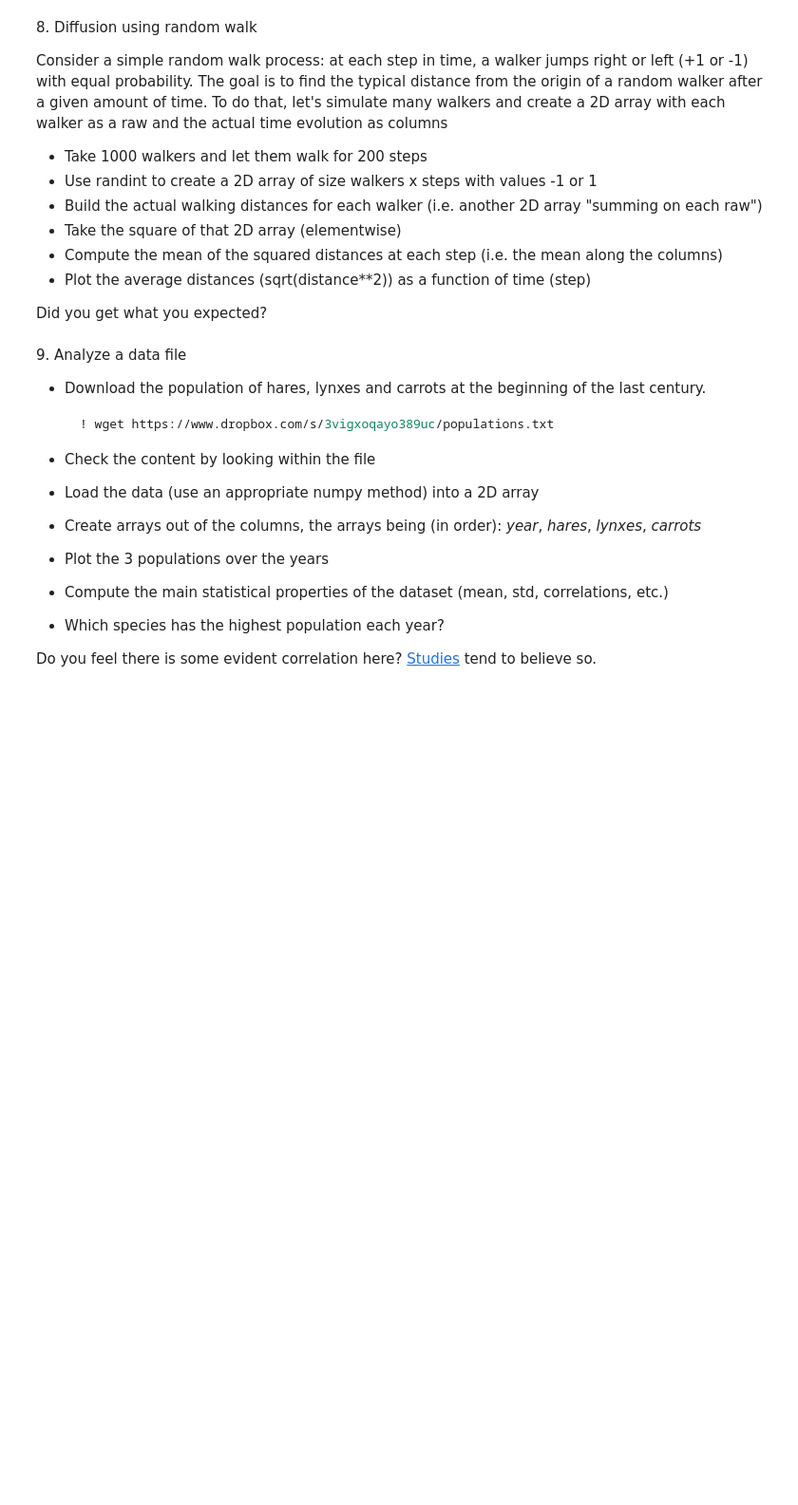
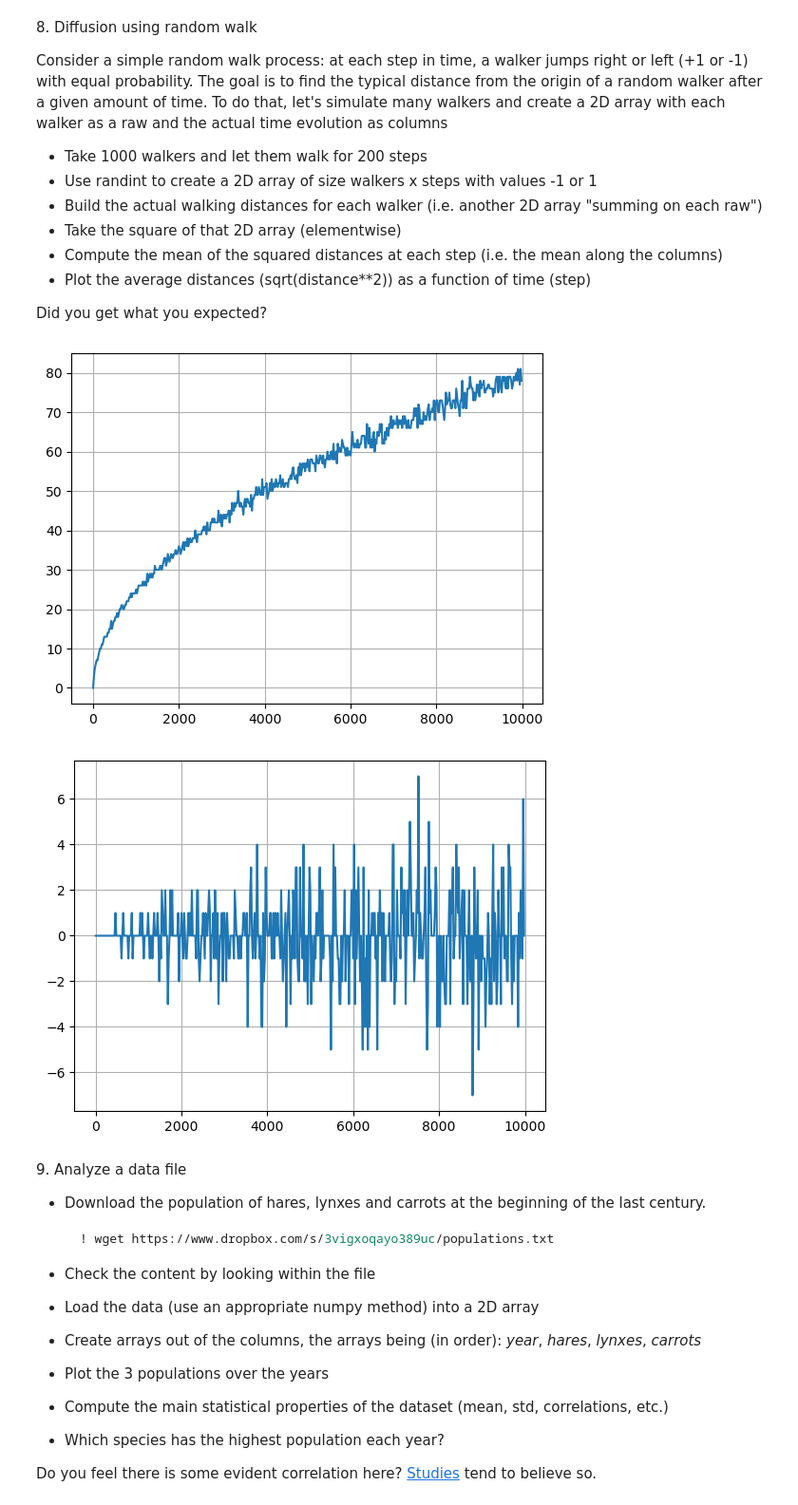
Before and after one commit to FrancescoZane/LaboratoryOfComputationalPhysics_Y5, a Jupyter notebook: 04/04ex_Numpy.ipynb, the cells around one changed output. Shown at 95% size. Cells and saved outputs as stored; diff of their text form; code cells hidden in the pictures; blank space fills up the shorter version.

```diff
--- a/04/04ex_Numpy.ipynb
+++ b/04/04ex_Numpy.ipynb
@@ -229,6 +242,42 @@ To do that, let's simulate many walkers and create a 2D array with each walker a
   * Plot the average distances (sqrt(distance\*\*2)) as a function of time (step)
 
 Did you get what you expected?
+# %%
+import numpy as np
+import math
+from matplotlib import pyplot as plt
+
+dimension = 500
+distance = np.zeros((dimension,1))
+for x in range(dimension):
+    steps = np.random.randint(2, size=(1000,20*x))
+    steps[steps==0] = -1
+    tot_dist = np.sum(steps, axis=1)
+    tot_dist = np.sqrt(tot_dist**2)
+    distance[x] = int(tot_dist.mean())
+
+plt.plot(np.arange(0,dimension*20,20), distance)
+plt.grid()
+plt.show()
+
+
+
+
+
+# Just for me
+
+for x in range(dimension):
+    steps = np.random.randint(2, size=(1000,20*x))
+    steps[steps==0] = -1
+    tot_dist = np.sum(steps, axis=1)
+    distance[x] = int(tot_dist.mean())
+
+plt.plot(np.arange(0,dimension*20,20), distance)
+plt.grid()
+plt.show()
+# %% [output]
+[figure, added]
+[figure, added]
 # %% [markdown]
 9\. Analyze a data file
   * Download the population of hares, lynxes and carrots at the beginning of the last century.
```
Also changed, not shown: parts of 2 cells of this notebook.
